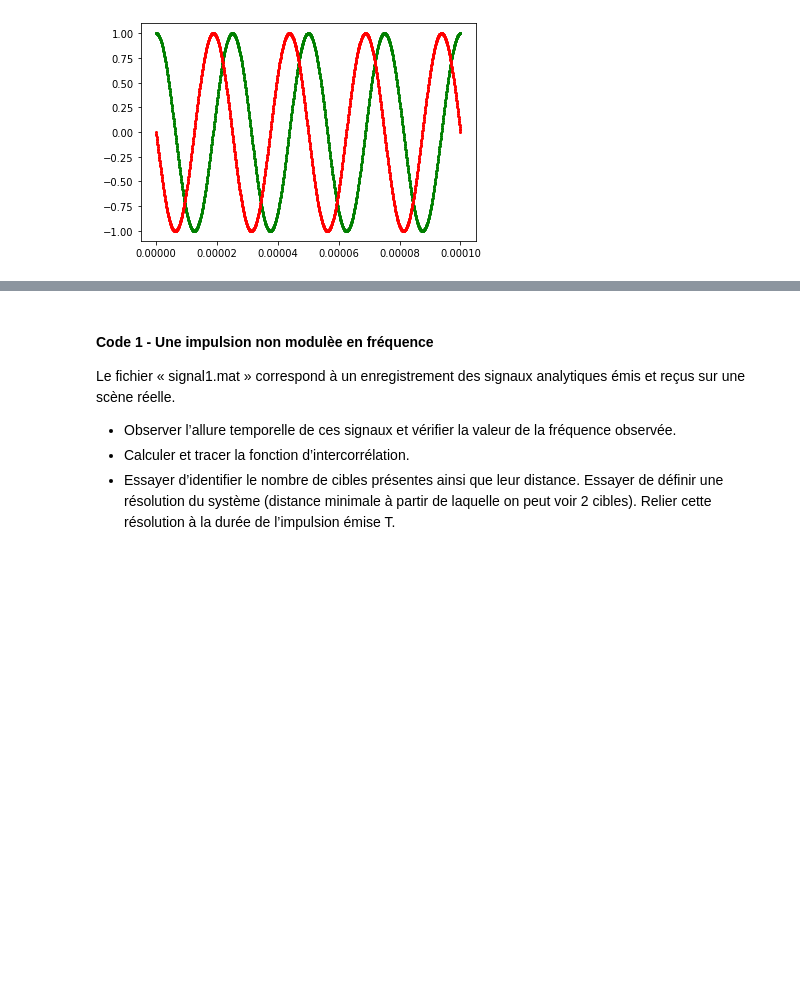
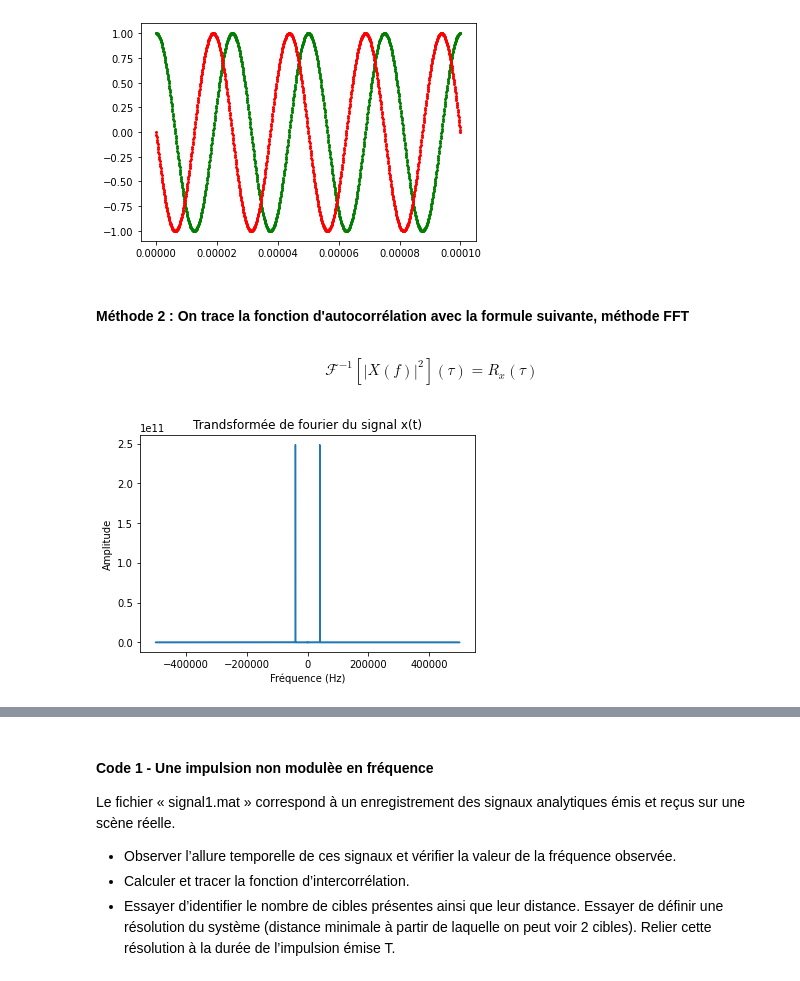
Before and after one commit to martin5555555555/traitementdusignal, a Jupyter notebook: mini_projet_radar.ipynb, the cells around one changed output, grey strips where cells are left out. Cells and saved outputs as stored; diff of their text form; code cells hidden in the pictures; blank space fills up the shorter version.

```diff
--- a/mini_projet_radar.ipynb
+++ b/mini_projet_radar.ipynb
@@ -337,3 +337,30 @@ plt.scatter(Tau, Y_imag, color = 'red', s= 4)
 plt.show()
 # %% [output]
 [figure]
+# %% [markdown]
+#### Méthode 2 : On trace la fonction d'autocorrélation avec la formule suivante, méthode FFT
+# %% [markdown]
+$$
+\mathcal F^{-1} [|X(f)|^2](\tau) = R_x(\tau)
+$$
+# %%
+def x(t):
+    if t <= -0.5 or t >= 0.5:
+        return 0
+    else :
+        return np.sin(2*np.pi*f0*t)
+# %%
+from scipy.signal import find_peaks
+
+X = np.linspace(-0.5, 0.5, 1000000)
+Y = [x(t) for t in X]
+
+FFT = abs(np.fft.fft(Y))**2
+freq = np.fft.fftfreq(len(X), d=1/1000000)
+plt.plot(freq, FFT)
+plt.xlabel('Fréquence (Hz)')
+plt.ylabel('Amplitude')
+plt.title('Trandsformée de fourier du signal x(t)')
+plt.show()
+# %% [output]
+[figure, added]
```
Also changed, not shown: parts of 25 cells of this notebook, 1 other file.
